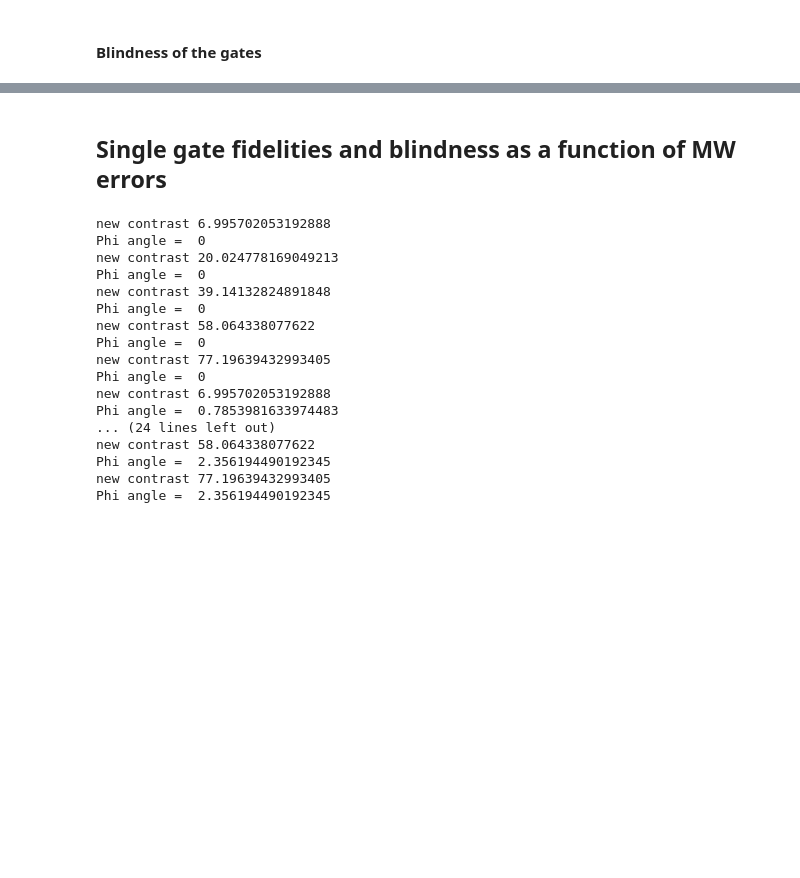
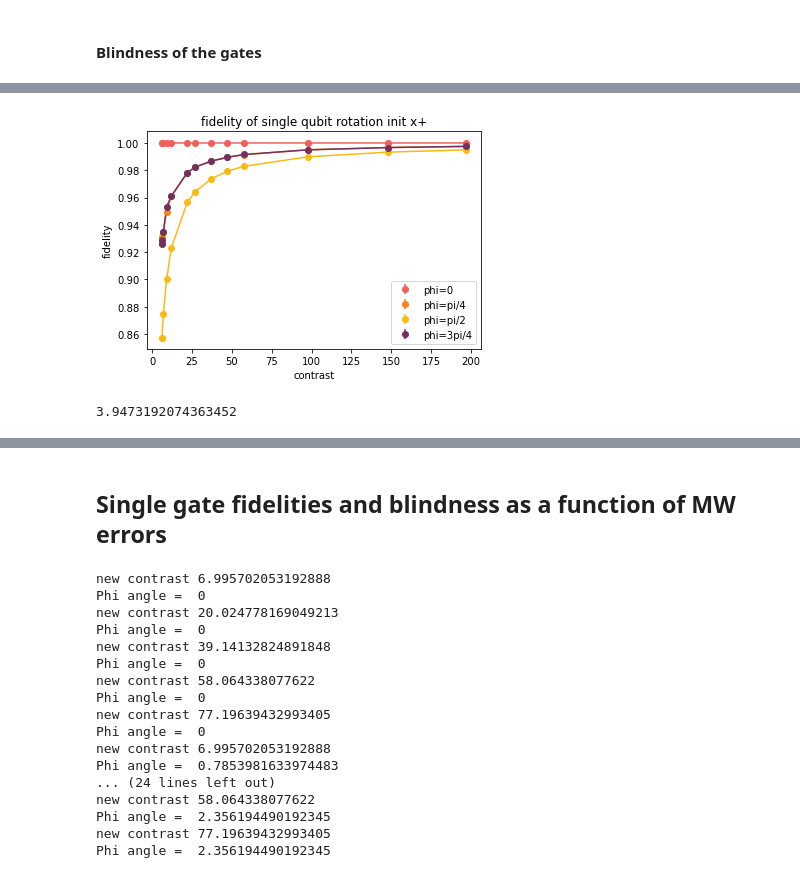
Before and after one commit to lukingroup/simnet, a Jupyter notebook: Notebooks/Blind_SingleNode.ipynb, the cells around one changed output, grey strips where cells are left out. Saved outputs shown, nothing was run; the diff lists cells and outputs as text; code cells hidden in the pictures; blank space fills up the shorter version.

```diff
--- a/Notebooks/Blind_SingleNode.ipynb
+++ b/Notebooks/Blind_SingleNode.ipynb
@@ -960,0 +1065,6 @@ plt.show()
+# %%
+real_contrasts_new = np.array([  5.99716596,   5.99716596,  12.00413373,  22.03805164,
+        37.18256904,  57.5169753 ,  97.72142048, 148.00658088])
+real_contrasts_new_1 = np.array([  6.99570205,   9.01273982,  27.08043499,  47.19886866,
+       197.04674604])
+contrast_list = real_contrasts_new
@@ -960,0 +1125,2 @@ plt.show()
+# %%
+contrast_list = real_contrasts_new_1
@@ -960,0 +1197,37 @@ plt.show()
+# %%
+real_contrasts_new_long = np.concatenate((real_contrasts_new, real_contrasts_new_1))
+fid_phi_contr_long_1 = np.concatenate((fid_phi_contr[0:len(real_contrasts_new)], fid_phi_contr1[0:len(real_contrasts_new_1)]))
+fid_phi_contr_long_2 = np.concatenate((fid_phi_contr[len(real_contrasts_new):2*len(real_contrasts_new)], fid_phi_contr1[len(real_contrasts_new_1):2*len(real_contrasts_new_1)]))
+fid_phi_contr_long_3 = np.concatenate((fid_phi_contr[2*len(real_contrasts_new):3*len(real_contrasts_new)], fid_phi_contr1[2*len(real_contrasts_new_1):3*len(real_contrasts_new_1)]))
+fid_phi_contr_long_4 = np.concatenate((fid_phi_contr[3*len(real_contrasts_new):], fid_phi_contr1[3*len(real_contrasts_new_1):]))
+
+fid_err_phi_contr_long_1 = np.concatenate((fid_err_phi_contr[0:len(real_contrasts_new)], fid_err_phi_contr1[0:len(real_contrasts_new_1)]))
+fid_err_phi_contr_long_2 = np.concatenate((fid_err_phi_contr[len(real_contrasts_new):2*len(real_contrasts_new)], fid_err_phi_contr1[len(real_contrasts_new_1):2*len(real_contrasts_new_1)]))
+fid_err_phi_contr_long_3 = np.concatenate((fid_err_phi_contr[2*len(real_contrasts_new):3*len(real_contrasts_new)], fid_err_phi_contr1[2*len(real_contrasts_new_1):3*len(real_contrasts_new_1)]))
+fid_err_phi_contr_long_4 = np.concatenate((fid_err_phi_contr[3*len(real_contrasts_new):], fid_err_phi_contr1[3*len(real_contrasts_new_1):]))
+# %%
+# sort arrays
+
+sorted_indices = np.argsort(real_contrasts_new_long)
+# %%
+
+plt.figure(figsize=(6, 4))
+plt.plot(real_contrasts_new_long[sorted_indices], fid_phi_contr_long_1[sorted_indices], color=c1)
+plt.errorbar(real_contrasts_new_long,  fid_phi_contr_long_1, yerr= fid_err_phi_contr_long_1,  fmt='o', color=c1, label='phi=0')
+plt.plot(real_contrasts_new_long[sorted_indices], fid_phi_contr_long_2[sorted_indices], color=c2)
+plt.errorbar(real_contrasts_new_long,   fid_phi_contr_long_2, yerr= fid_err_phi_contr_long_2,  fmt='o', color=c2,  label='phi=pi/4')
+plt.plot(real_contrasts_new_long[sorted_indices], fid_phi_contr_long_3[sorted_indices], color=c3)
+plt.errorbar(real_contrasts_new_long,  fid_phi_contr_long_3, yerr= fid_err_phi_contr_long_3,  fmt='o', color=c3, label='phi=pi/2')
+plt.plot(real_contrasts_new_long[sorted_indices], fid_phi_contr_long_4[sorted_indices], color=c4)
+plt.errorbar(real_contrasts_new_long,  fid_phi_contr_long_4, yerr= fid_err_phi_contr_long_4,  fmt='o', color=c4, label='phi=3pi/4')
+
+#Add labels and title
+plt.xlabel('contrast')
+plt.ylabel('fidelity')
+plt.title('fidelity of single qubit rotation init x+')
+plt.legend()
+
+# Show the plot
+plt.show()
+# %% [output]
+[figure, added]
@@ -960,0 +1269,4 @@ plt.show()
+# %%
+7.70206600e-05/1.95121438e-05
+# %% [output]
+3.9473192074363452
```
Also changed, not shown: parts of 39 cells of this notebook, 19 other files.
